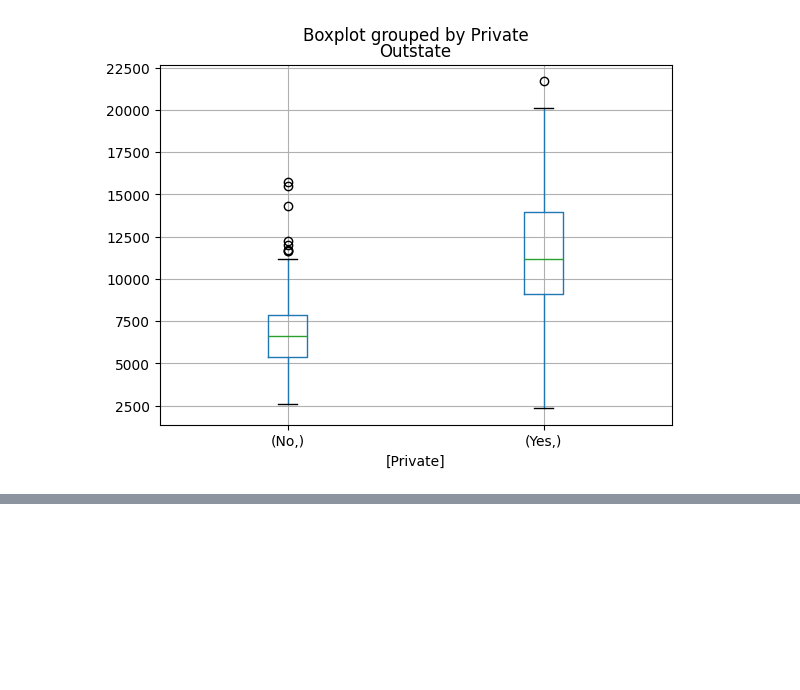
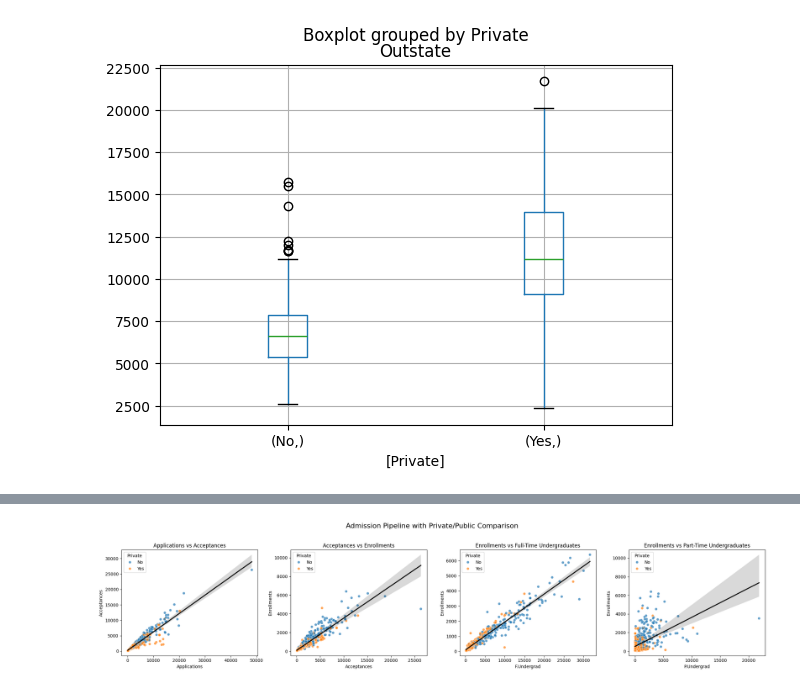
Before and after one commit to pontuskungsbacka/data-processing-PONTUS-JOHANSSON, a Jupyter notebook: Lab-1/lab1.ipynb, the cells around one changed output, grey strips where cells are left out. Saved outputs shown, nothing was run; the diff lists cells and outputs as text; code cells hidden in the pictures; blank space fills up the shorter version.

```diff
--- a/Lab-1/lab1.ipynb
+++ b/Lab-1/lab1.ipynb
@@ -79,0 +240,35 @@ college.boxplot(['Outstate'],['Elite'])
+# %%
+fig, axes = plt.subplots(1, 4, figsize=(22, 5))
+fig.suptitle("Admission Pipeline with Private/Public Comparison", fontsize=16)
+
+# 1. Applications vs Acceptances
+sns.scatterplot(data=college, x="Apps", y="Accept", hue="Private", ax=axes[0], alpha=0.7)
+sns.regplot(data=college, x="Apps", y="Accept", scatter=False, ax=axes[0], color="black")
+axes[0].set_title("Applications vs Acceptances")
+axes[0].set_xlabel("Applications")
+axes[0].set_ylabel("Acceptances")
+
+# 2. Acceptances vs Enrollments
+sns.scatterplot(data=college, x="Accept", y="Enroll", hue="Private", ax=axes[1], alpha=0.7)
+sns.regplot(data=college, x="Accept", y="Enroll", scatter=False, ax=axes[1], color="black")
+axes[1].set_title("Acceptances vs Enrollments")
+axes[1].set_xlabel("Acceptances")
+axes[1].set_ylabel("Enrollments")
+
+# 3. Enrollments vs Full-Time Undergrad Size
+sns.scatterplot(data=college, x="F.Undergrad", y="Enroll", hue="Private", ax=axes[2], alpha=0.7)
+sns.regplot(data=college, x="F.Undergrad", y="Enroll", scatter=False, ax=axes[2], color="black")
+axes[2].set_title("Enrollments vs Full-Time Undergraduates")
+axes[2].set_xlabel("F.Undergrad")
+axes[2].set_ylabel("Enrollments")
+
+# 4. Enrollments vs Part-Time Undergrad Size
+sns.scatterplot(data=college, x="P.Undergrad", y="Enroll", hue="Private", ax=axes[3], alpha=0.7)
+sns.regplot(data=college, x="P.Undergrad", y="Enroll", scatter=False, ax=axes[3], color="black")
+axes[3].set_title("Enrollments vs Part-Time Undergraduates")
+axes[3].set_xlabel("P.Undergrad")
+axes[3].set_ylabel("Enrollments")
+plt.tight_layout(rect=[0, 0, 1, 0.95])
+plt.show()
+# %% [output]
+[figure, added]
```
Also changed, not shown: parts of 26 cells of this notebook.
